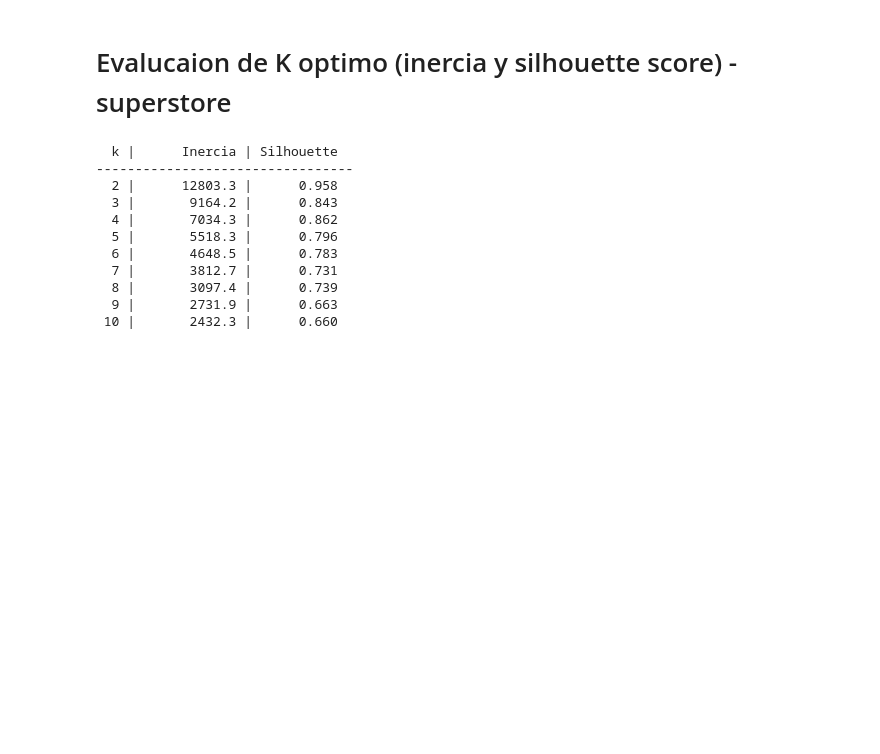
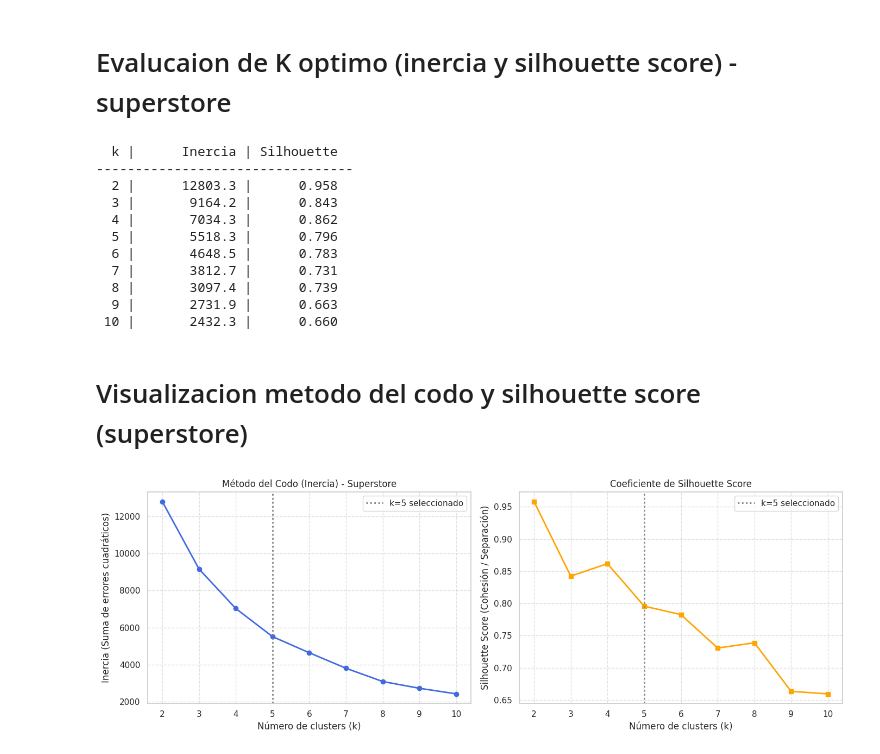
Before and after one commit to jvillagra66-oss/ml-inventario-superstore, a Jupyter notebook: notebooks/01_analisis_inventario.ipynb, the cells around one changed output. Cells and saved outputs as stored; diff of their text form; code cells hidden in the pictures; blank space fills up the shorter version.

```diff
--- a/notebooks/01_analisis_inventario.ipynb
+++ b/notebooks/01_analisis_inventario.ipynb
@@ -1364,3 +1363,30 @@ for k, inercia, sil in zip(k_range, inertias, silhouette_scores):
   8 |       3097.4 |      0.739
   9 |       2731.9 |      0.663
  10 |       2432.3 |      0.660
+# %% [markdown]
+# Visualizacion metodo del codo y  silhouette score (superstore)
+# %%
+import matplotlib.pyplot as plt
+
+fig, axes = plt.subplots(1, 2, figsize=(14,5))
+
+axes[0].plot(list(k_range), inertias, marker='o', color='royalblue', linewidth=2)
+axes[0].set_title('Método del Codo (Inercia) - Superstore', fontsize=12)
+axes[0].set_xlabel('Número de clusters (k)')
+axes[0].set_ylabel('Inercia (Suma de errores cuadráticos)')
+
+axes[1].plot(list(k_range), silhouette_scores, marker='s', color='orange', linewidth=2)
+axes[1].set_title('Coeficiente de Silhouette Score', fontsize=12)
+axes[1].set_xlabel('Número de clusters (k)')
+axes[1].set_ylabel('Silhouette Score (Cohesión / Separación)')
+
+for ax in axes:
+    ax.axvline(5, color="gray", linestyle=":", linewidth=2, label="k=5 seleccionado")
+    ax.set_xticks(list(k_range))
+    ax.grid(True, linestyle="--", alpha=0.6)
+    ax.legend(loc="upper right")
+
+plt.tight_layout()
+plt.show()
+# %% [output]
+[figure, added]
```
Also changed, not shown: parts of 9 cells of this notebook.
